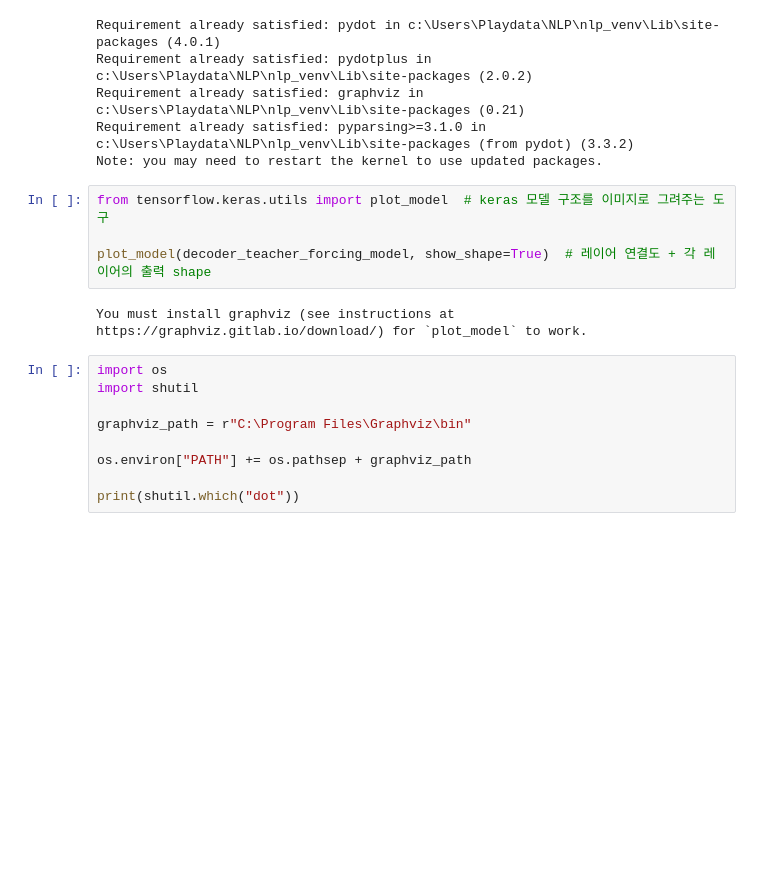
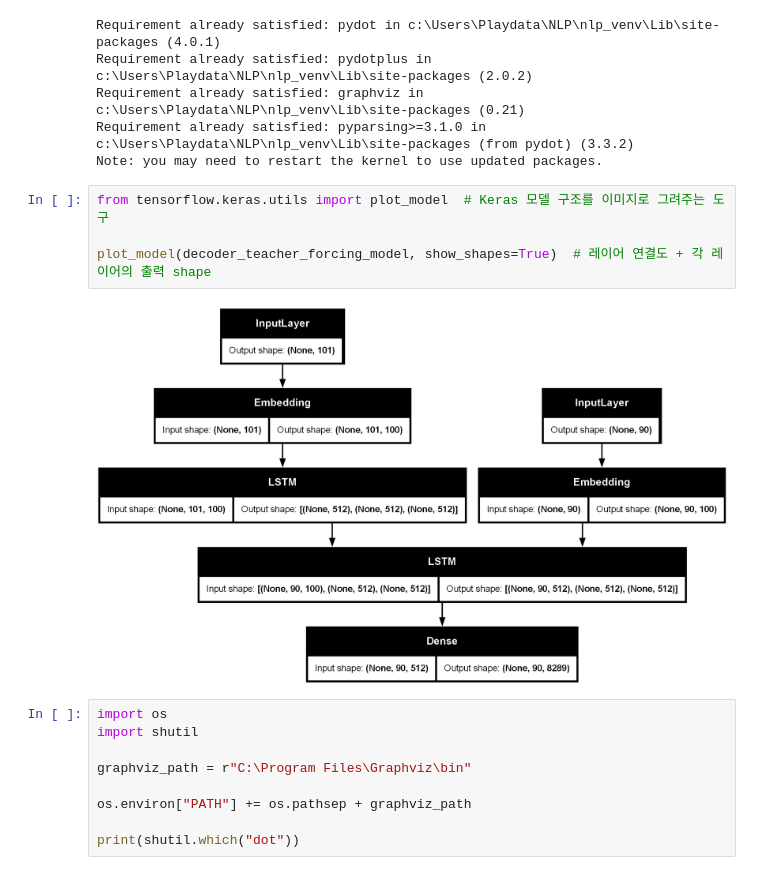
Before and after one commit to skn34-hjk/NLP-exercise, a Jupyter notebook: 07_seq2seq/01_seq2seq_translation.ipynb, the cells around one changed output. Cells and saved outputs as stored; diff of their text form; blank space fills up the shorter version.

```diff
--- a/07_seq2seq/01_seq2seq_translation.ipynb
+++ b/07_seq2seq/01_seq2seq_translation.ipynb
@@ -289,11 +289,11 @@ Requirement already satisfied: graphviz in c:\Users\Playdata\NLP\nlp_venv\Lib\si
 Requirement already satisfied: pyparsing>=3.1.0 in c:\Users\Playdata\NLP\nlp_venv\Lib\site-packages (from pydot) (3.3.2)
 Note: you may need to restart the kernel to use updated packages.
 # %%
-from tensorflow.keras.utils import plot_model  # keras 모델 구조를 이미지로 그려주는 도구
+from tensorflow.keras.utils import plot_model  # Keras 모델 구조를 이미지로 그려주는 도구
 
-plot_model(decoder_teacher_forcing_model, show_shape=True)  # 레이어 연결도 + 각 레이어의 출력 shape
+plot_model(decoder_teacher_forcing_model, show_shapes=True)  # 레이어 연결도 + 각 레이어의 출력 shape
 # %% [output]
-You must install graphviz (see instructions at https://graphviz.gitlab.io/download/) for `plot_model` to work.
+[figure, added]
 # %%
 import os
 import shutil
```
Also changed, not shown: parts of 14 cells of this notebook, 3 other files.
